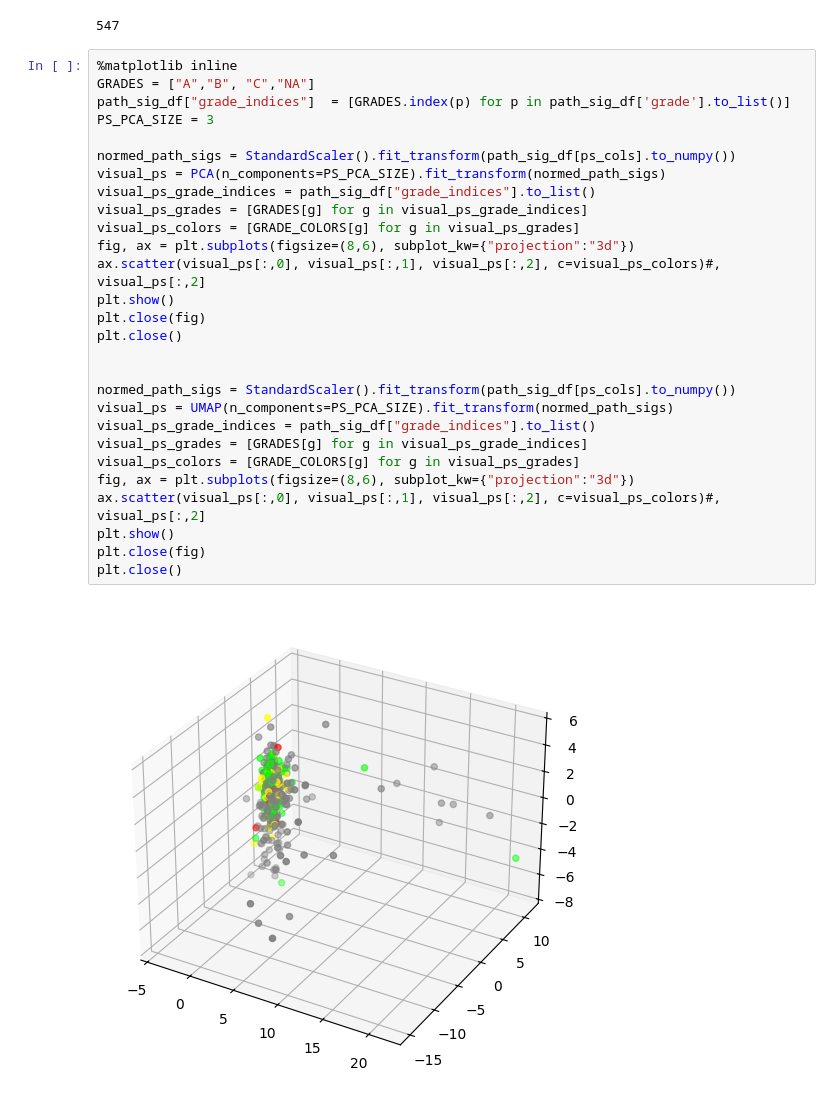
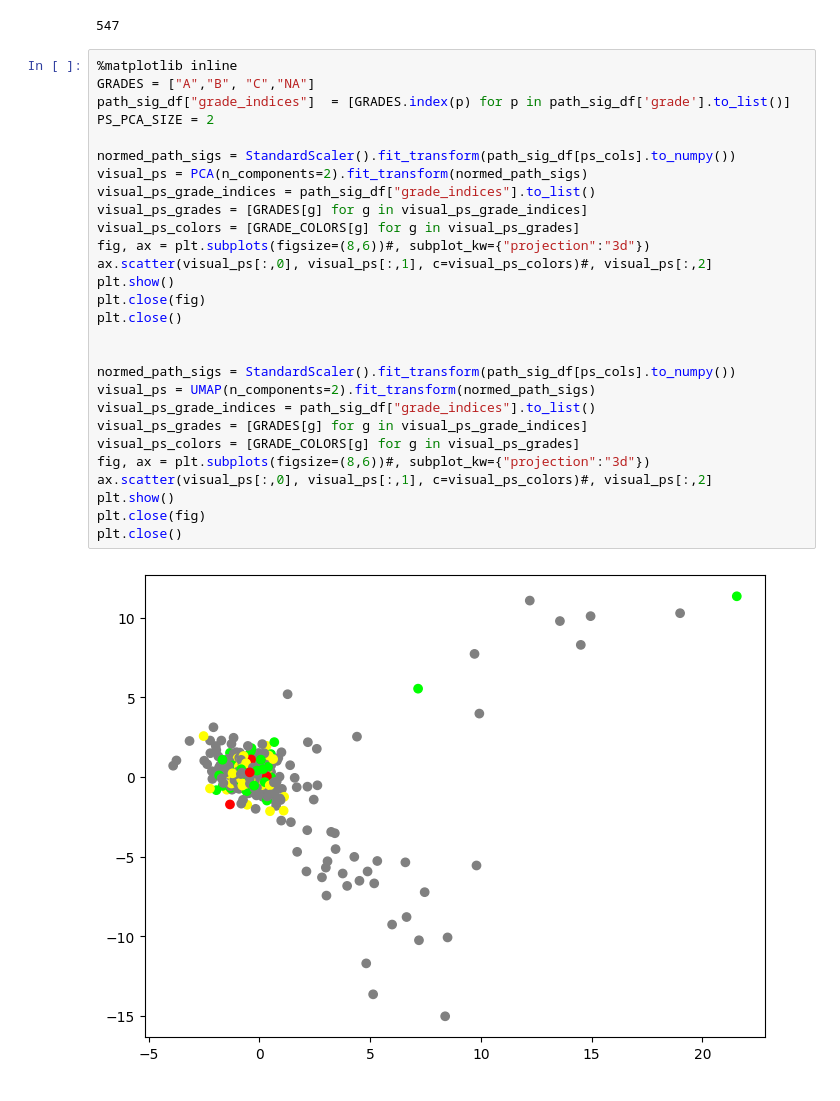
Before and after one commit to UW-Madison-CBML/MORFEA, a Jupyter notebook: analysis/retrieval.ipynb, the cells around one changed output. Saved outputs shown, nothing was run; the diff lists cells and outputs as text.

```diff
--- a/analysis/retrieval.ipynb
+++ b/analysis/retrieval.ipynb
@@ -91,30 +89,30 @@ print(len(path_sig_df))
 # %%
 %matplotlib inline
 GRADES = ["A","B", "C","NA"]
 path_sig_df["grade_indices"]  = [GRADES.index(p) for p in path_sig_df['grade'].to_list()]
-PS_PCA_SIZE = 3
+PS_PCA_SIZE = 2
 
 normed_path_sigs = StandardScaler().fit_transform(path_sig_df[ps_cols].to_numpy())
-visual_ps = PCA(n_components=PS_PCA_SIZE).fit_transform(normed_path_sigs)
+visual_ps = PCA(n_components=2).fit_transform(normed_path_sigs)
 visual_ps_grade_indices = path_sig_df["grade_indices"].to_list()
 visual_ps_grades = [GRADES[g] for g in visual_ps_grade_indices]
 visual_ps_colors = [GRADE_COLORS[g] for g in visual_ps_grades]
-fig, ax = plt.subplots(figsize=(8,6), subplot_kw={"projection":"3d"})
-ax.scatter(visual_ps[:,0], visual_ps[:,1], visual_ps[:,2], c=visual_ps_colors)#, visual_ps[:,2]
+fig, ax = plt.subplots(figsize=(8,6))#, subplot_kw={"projection":"3d"})
+ax.scatter(visual_ps[:,0], visual_ps[:,1], c=visual_ps_colors)#, visual_ps[:,2]
 plt.show()
 plt.close(fig)
 plt.close()
 
 
 normed_path_sigs = StandardScaler().fit_transform(path_sig_df[ps_cols].to_numpy())
-visual_ps = UMAP(n_components=PS_PCA_SIZE).fit_transform(normed_path_sigs)
+visual_ps = UMAP(n_components=2).fit_transform(normed_path_sigs)
 visual_ps_grade_indices = path_sig_df["grade_indices"].to_list()
 visual_ps_grades = [GRADES[g] for g in visual_ps_grade_indices]
 visual_ps_colors = [GRADE_COLORS[g] for g in visual_ps_grades]
-fig, ax = plt.subplots(figsize=(8,6), subplot_kw={"projection":"3d"})
-ax.scatter(visual_ps[:,0], visual_ps[:,1], visual_ps[:,2], c=visual_ps_colors)#, visual_ps[:,2]
+fig, ax = plt.subplots(figsize=(8,6))#, subplot_kw={"projection":"3d"})
+ax.scatter(visual_ps[:,0], visual_ps[:,1], c=visual_ps_colors)#, visual_ps[:,2]
 plt.show()
 plt.close(fig)
 plt.close()
 # %% [output]
-[figure, old version]
+[figure, new version]
```
Also changed, not shown: parts of 6 cells of this notebook, 2 other files.
